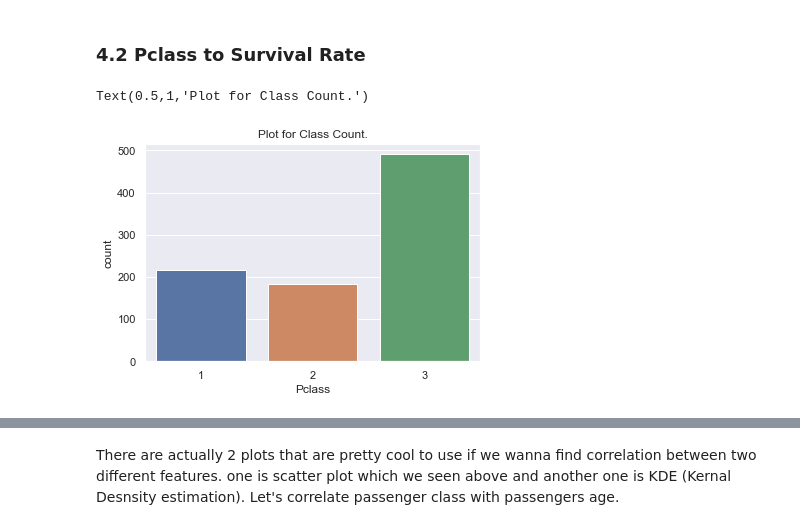
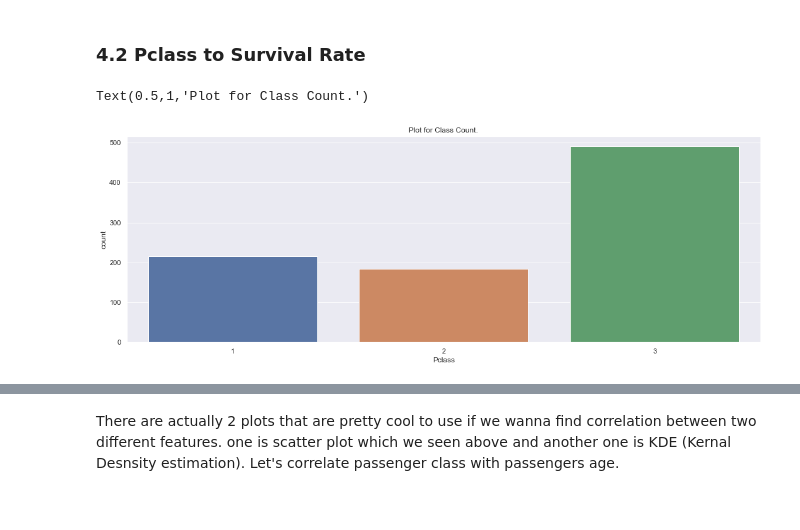
Before and after one commit to TJ-DS/ExploratoryDataAnalysis-EDA, a Jupyter notebook: TitanicDataset/TitanicDataset.ipynb, the cells around one changed output, grey strips where cells are left out. Saved outputs shown, nothing was run; the diff lists cells and outputs as text; code cells hidden in the pictures.

```diff
--- a/TitanicDataset/TitanicDataset.ipynb
+++ b/TitanicDataset/TitanicDataset.ipynb
@@ -594,9 +633,10 @@ Since we have all age of the passengers, we can see the relationship between age
 ### 4.2 Pclass to Survival Rate
 # %%
 # counts for a single categorical variable
+fig = plt.figure(figsize=(18,6))      ## To get a figure with proper structure
 sns.set(style="darkgrid")
 sns.countplot(x='Pclass', data=TitanicData).set_title('Plot for Class Count.')
 # TitanicData.Pclass.value_counts(normalize=True).plot(kind="bar", alpha = 0.5)
 # %% [output]
 Text(0.5,1,'Plot for Class Count.')
-[figure, old version]
+[figure, new version]
```
Also changed, not shown: parts of 54 cells of this notebook.
